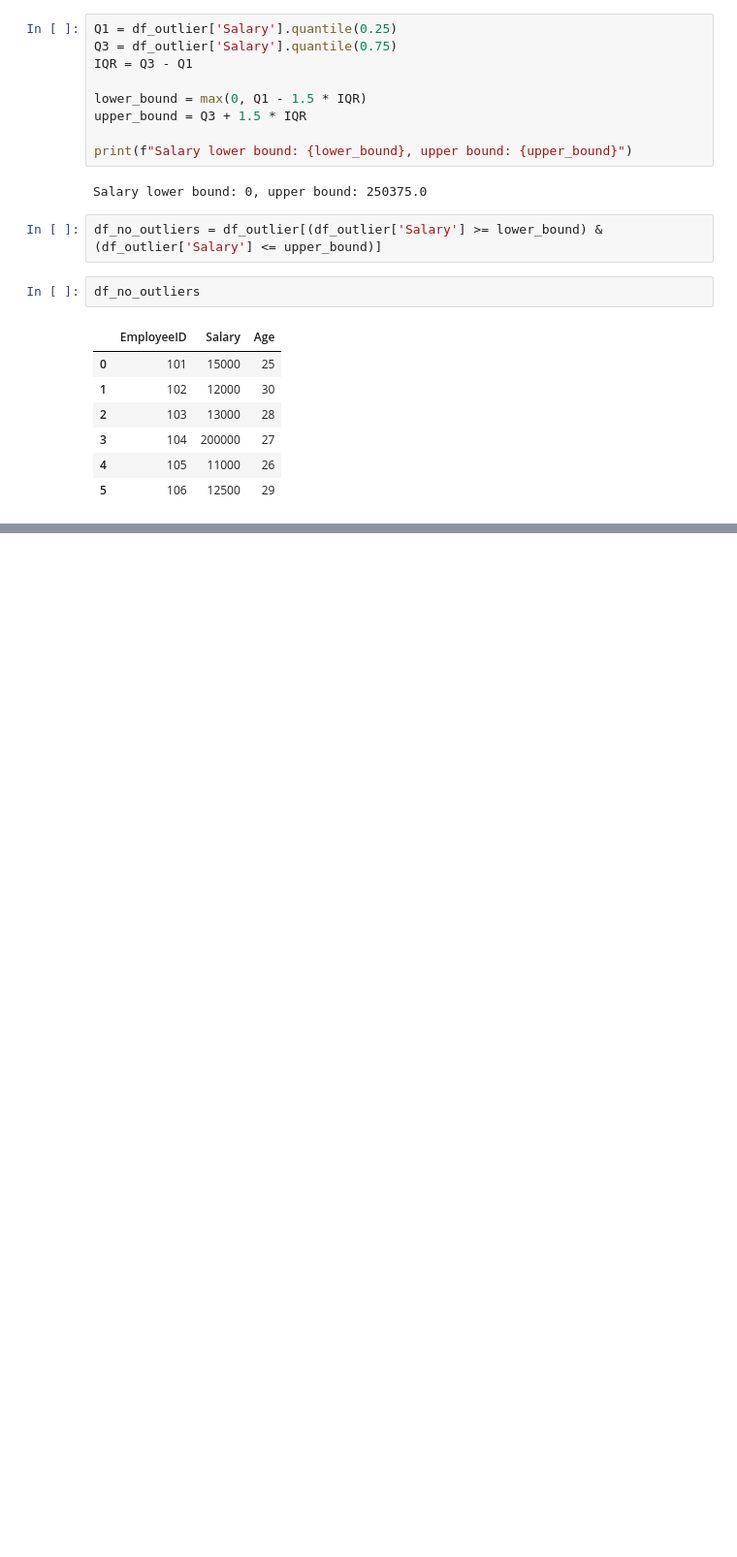
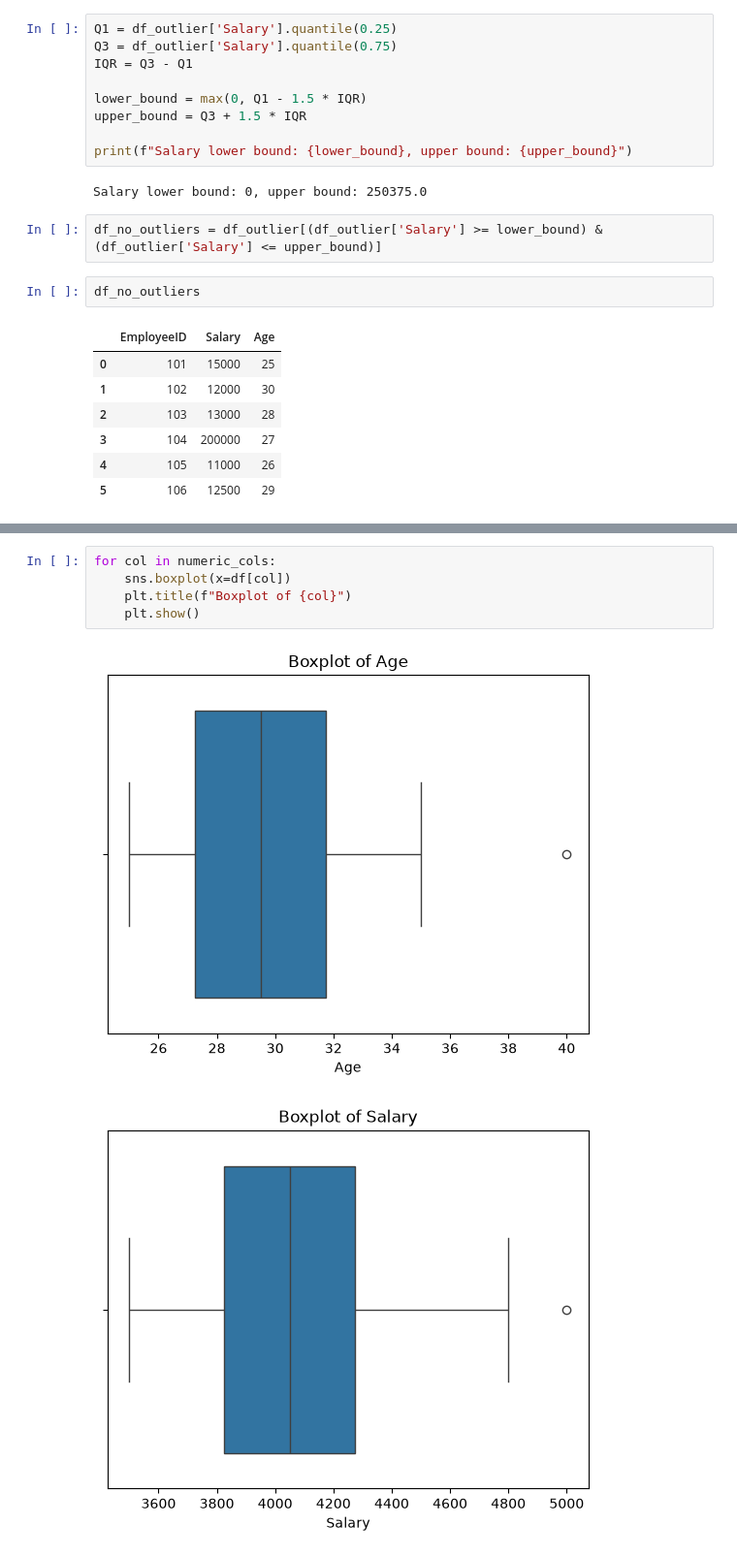
Before and after one commit to abdallahsayedabdallah74/ML_NTICourse, a Jupyter notebook: Session4.ipynb, the cells around one changed output, grey strips where cells are left out. Shown at 97% size. Cells and saved outputs as stored; diff of their text form; blank space fills up the shorter version.

```diff
--- a/Session4.ipynb
+++ b/Session4.ipynb
@@ -234,0 +717,8 @@ df_no_outliers
+# %%
+for col in numeric_cols:
+    sns.boxplot(x=df[col])
+    plt.title(f"Boxplot of {col}")
+    plt.show()
+# %% [output]
+[figure, added]
+[figure, added]
```
Also changed, not shown: parts of 68 cells of this notebook.
